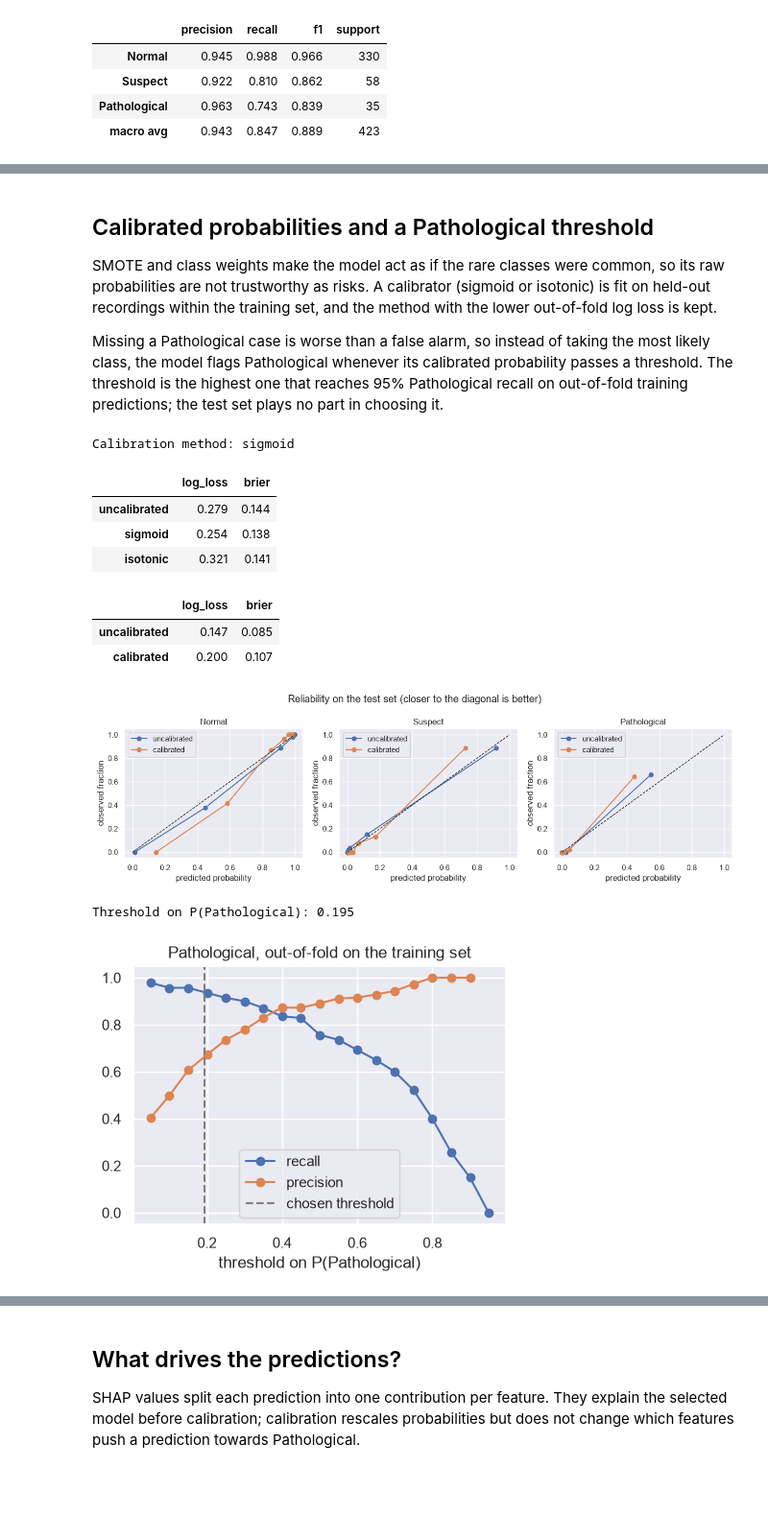
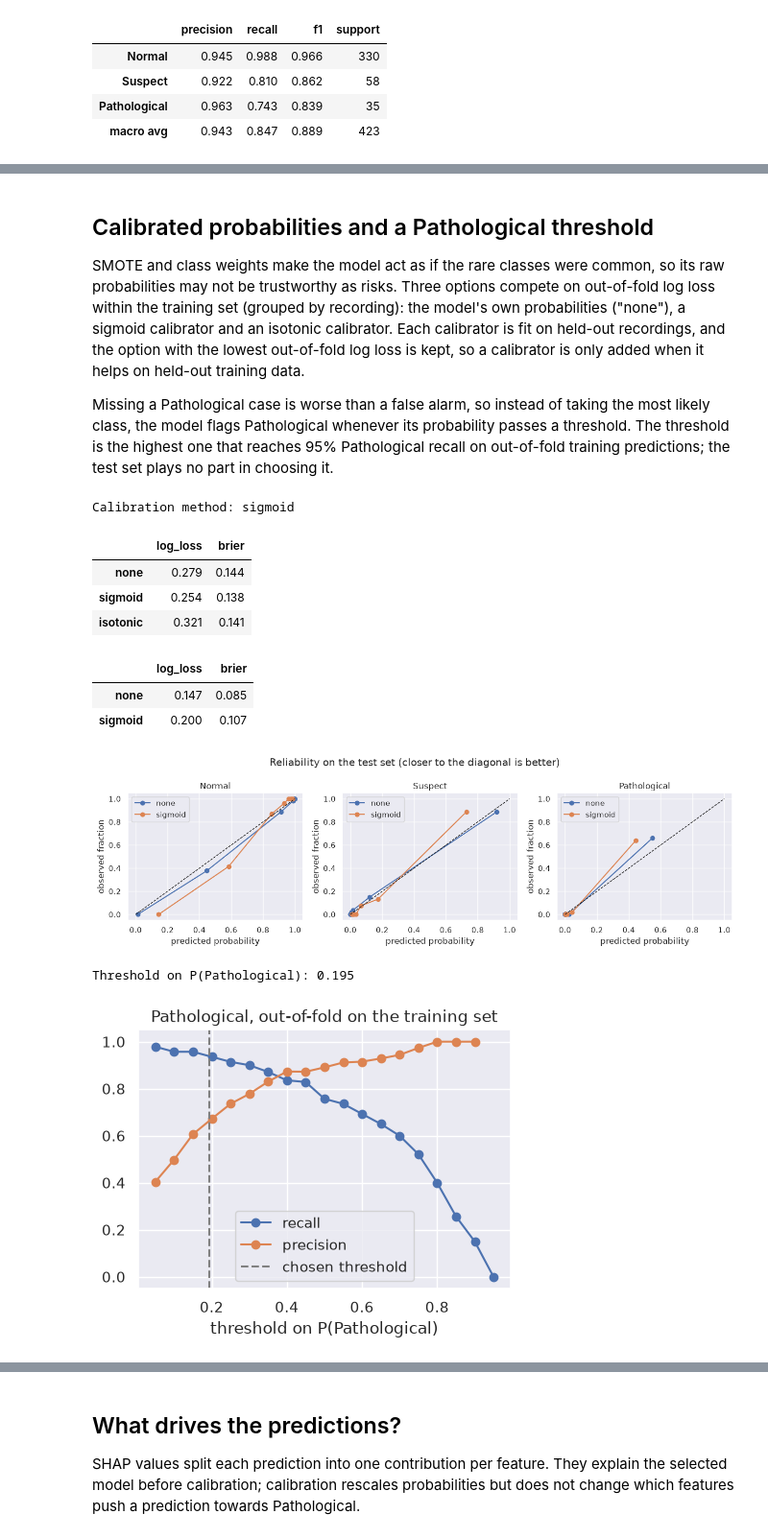
Before and after one commit to AnikaSharma17/Fetal-Health-Prediction, a Jupyter notebook: fetal_health_prediction.ipynb, the cells around one changed output, grey strips where cells are left out. Shown at 96% size. Cells and saved outputs as stored; diff of their text form; code cells hidden in the pictures; blank space fills up the shorter version.

```diff
--- a/fetal_health_prediction.ipynb
+++ b/fetal_health_prediction.ipynb
@@ -351,39 +351,41 @@ plt.show()
 ## Calibrated probabilities and a Pathological threshold
 
 SMOTE and class weights make the model act as if the rare classes were common, so its raw
-probabilities are not trustworthy as risks. A calibrator (sigmoid or isotonic) is fit on held-out
-recordings within the training set, and the method with the lower out-of-fold log loss is kept.
+probabilities may not be trustworthy as risks. Three options compete on out-of-fold log loss within
+the training set (grouped by recording): the model's own probabilities ("none"), a sigmoid
+calibrator and an isotonic calibrator. Each calibrator is fit on held-out recordings, and the option
+with the lowest out-of-fold log loss is kept, so a calibrator is only added when it helps on held-out
+training data.
 
 Missing a Pathological case is worse than a false alarm, so instead of taking the most likely
-class, the model flags Pathological whenever its calibrated probability passes a threshold. The
-threshold is the highest one that reaches 95% Pathological recall on out-of-fold training
-predictions; the test set plays no part in choosing it.
+class, the model flags Pathological whenever its probability passes a threshold. The threshold is
+the highest one that reaches 95% Pathological recall on out-of-fold training predictions; the test
+set plays no part in choosing it.
 # %%
-from fetal_health.decision import oof_proba, probability_scores
+from fetal_health.decision import choose_calibration, method_name, probability_scores
 
-methods = ([None] if hasattr(clf, "predict_proba") else []) + ["sigmoid", "isotonic"]
-oof = {m: oof_proba(clf, X_train, y_train, groups_train, method=m) for m in methods}
-oof_scores = pd.DataFrame({m or "uncalibrated": probability_scores(y_train, p) for m, p in oof.items()}).T
-calibration_method = oof_scores.drop(index="uncalibrated", errors="ignore")["log_loss"].idxmin()
-print("Calibration method:", calibration_method)
+# Out-of-fold log loss and Brier score of none / sigmoid / isotonic; the lowest log loss wins
+calibration_method, oof_scores, oof = choose_calibration(clf, X_train, y_train, groups_train)
+print("Calibration method:", method_name(calibration_method))
 oof_scores.round(3)
 # %% [output]
 Calibration method: sigmoid
 |  | log_loss | brier |
-| uncalibrated | 0.279 | 0.144 |
+| none | 0.279 | 0.144 |
 | sigmoid | 0.254 | 0.138 |
 | isotonic | 0.321 | 0.141 |
 # %%
 from sklearn.calibration import calibration_curve
 
-from fetal_health.decision import calibrated_model
+from fetal_health.decision import fit_probability_model
 
-calibrated = calibrated_model(clf, X_train, y_train, groups_train, method=calibration_method)
-proba_test = calibrated.predict_proba(X_test)
+# The selected model with the chosen calibration (or none), refit on the whole training set
+prob_model = fit_probability_model(clf, X_train, y_train, groups_train, calibration_method)
+proba_test = prob_model.predict_proba(X_test)
 
-test_proba = {"calibrated": proba_test}
-if hasattr(clf, "predict_proba"):
-    test_proba = {"uncalibrated": clf.predict_proba(X_test), **test_proba}
+test_proba = {"none": clf.predict_proba(X_test)}
+if calibration_method is not None:
+    test_proba[method_name(calibration_method)] = proba_test
 display(pd.DataFrame({k: probability_scores(y_test, p) for k, p in test_proba.items()}).T.round(3))
 
 fig, axes = plt.subplots(1, 3, figsize=(13, 4))
@@ -400,29 +402,29 @@ plt.tight_layout()
 plt.show()
 # %% [output]
 |  | log_loss | brier |
-| uncalibrated | 0.147 | 0.085 |
-| calibrated | 0.200 | 0.107 |
+| none | 0.147 | 0.085 |
+| sigmoid | 0.200 | 0.107 |
-[figure, old version]
+[figure, new version]
 # %%
 from fetal_health.decision import pathological_threshold, recall_threshold_curve
 
 TARGET_RECALL = 0.95
-oof_calibrated = oof[calibration_method]
-threshold = pathological_threshold(y_train, oof_calibrated, target_recall=TARGET_RECALL)
+oof_chosen = oof[calibration_method]  # out-of-fold probabilities with the chosen calibration
+threshold = pathological_threshold(y_train, oof_chosen, target_recall=TARGET_RECALL)
 print(f"Threshold on P(Pathological): {threshold:.3f}")
 
-curve = recall_threshold_curve(y_train, oof_calibrated)
+curve = recall_threshold_curve(y_train, oof_chosen)
 plt.figure(figsize=(5, 3.5))
 plt.plot(curve["threshold"], curve["recall"], marker="o", label="recall")
 plt.plot(curve["threshold"], curve["precision"], marker="o", label="precision")
 plt.axvline(threshold, color="grey", ls="--", label="chosen threshold")
 plt.xlabel("threshold on P(Pathological)")
 plt.title("Pathological, out-of-fold on the training set")
 plt.legend()
 plt.show()
 # %% [output]
 Threshold on P(Pathological): 0.195
-[figure, old version]
+[figure, new version]
 # %%
 from fetal_health.decision import predict_with_threshold
 
```
Also changed, not shown: parts of 23 cells of this notebook, 3 other files.
